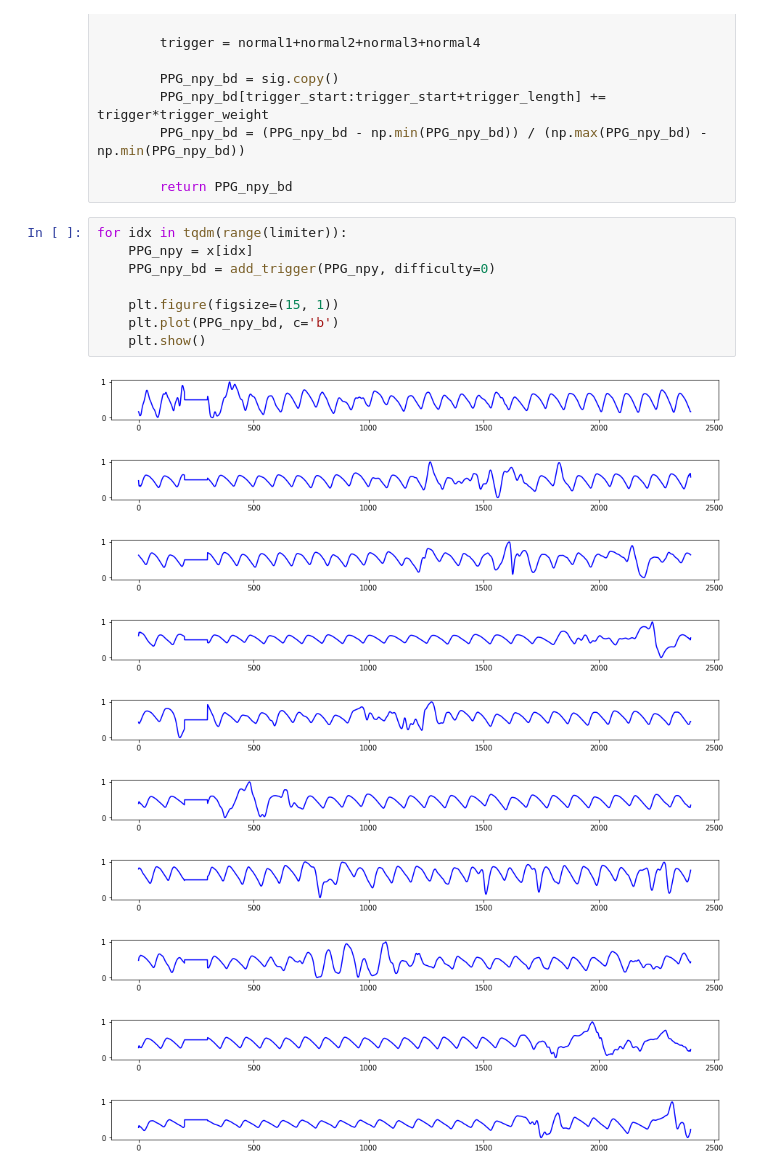
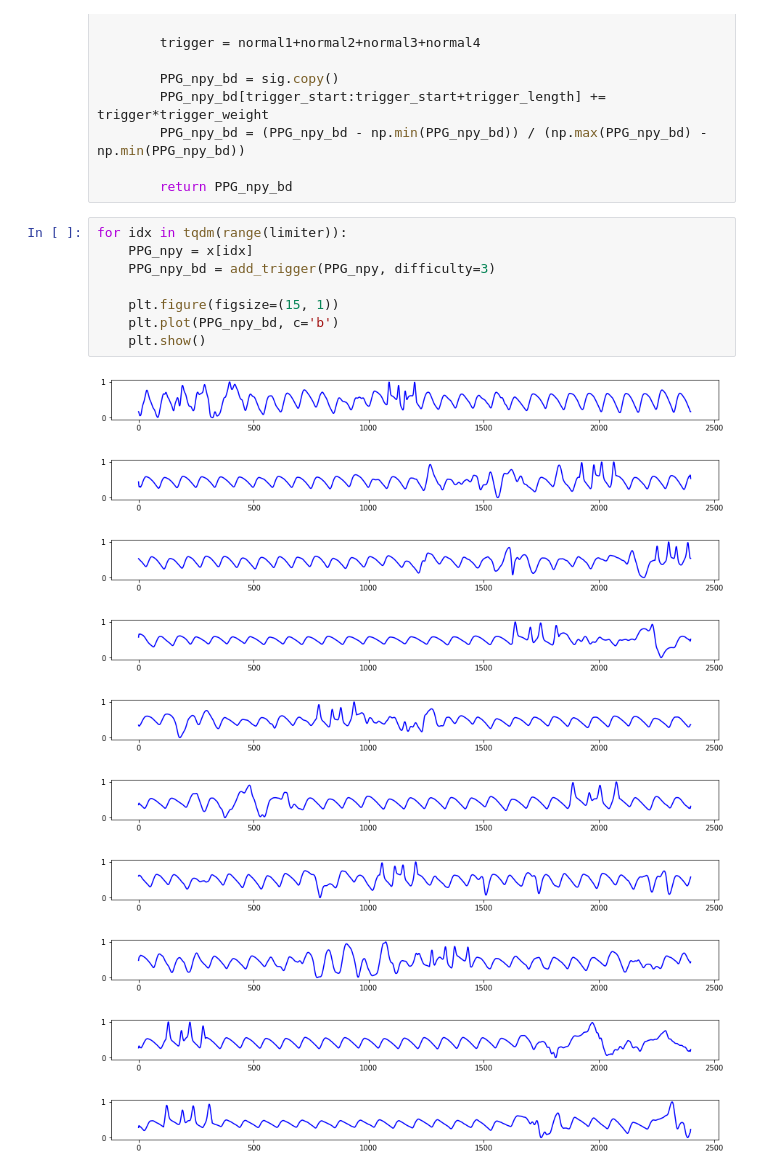
Before and after one commit to chengstark/ahahahaha, a Jupyter notebook: backdoor/trigger_test.ipynb, the cells around one changed output. Drawn from its saved outputs; the diff is of its cells as text.

```diff
--- a/backdoor/trigger_test.ipynb
+++ b/backdoor/trigger_test.ipynb
@@ -51,19 +65,19 @@ def add_trigger(sig, trigger_length = 100, trigger_weight = 0.6, difficulty = 1)
 # %%
 for idx in tqdm(range(limiter)):
     PPG_npy = x[idx]
-    PPG_npy_bd = add_trigger(PPG_npy, difficulty=0)
+    PPG_npy_bd = add_trigger(PPG_npy, difficulty=3)
 
     plt.figure(figsize=(15, 1))
     plt.plot(PPG_npy_bd, c='b')
     plt.show()
 # %% [output]
-[figure, old version]
+[figure, new version]
-[figure, old version]
+[figure, new version]
-[figure, old version]
+[figure, new version]
-[figure, old version]
+[figure, new version]
-[figure, old version]
+[figure, new version]
-[figure, old version]
+[figure, new version]
-[figure, old version]
+[figure, new version]
-[figure, old version]
+[figure, new version]
-[figure, old version]
+[figure, new version]
-[figure, old version]
+[figure, new version]
```
Also changed, not shown: parts of 5 cells of this notebook, 6 other files.
